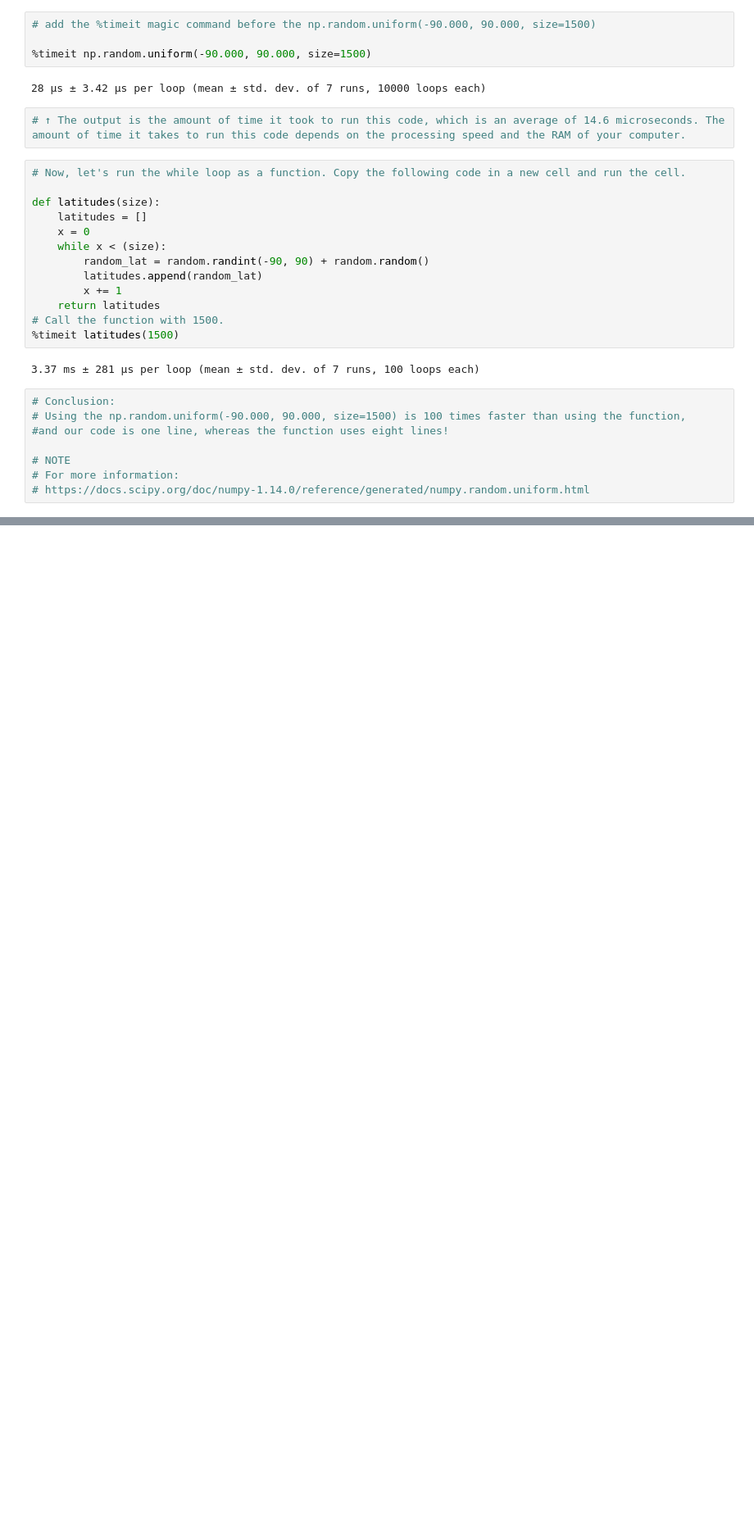
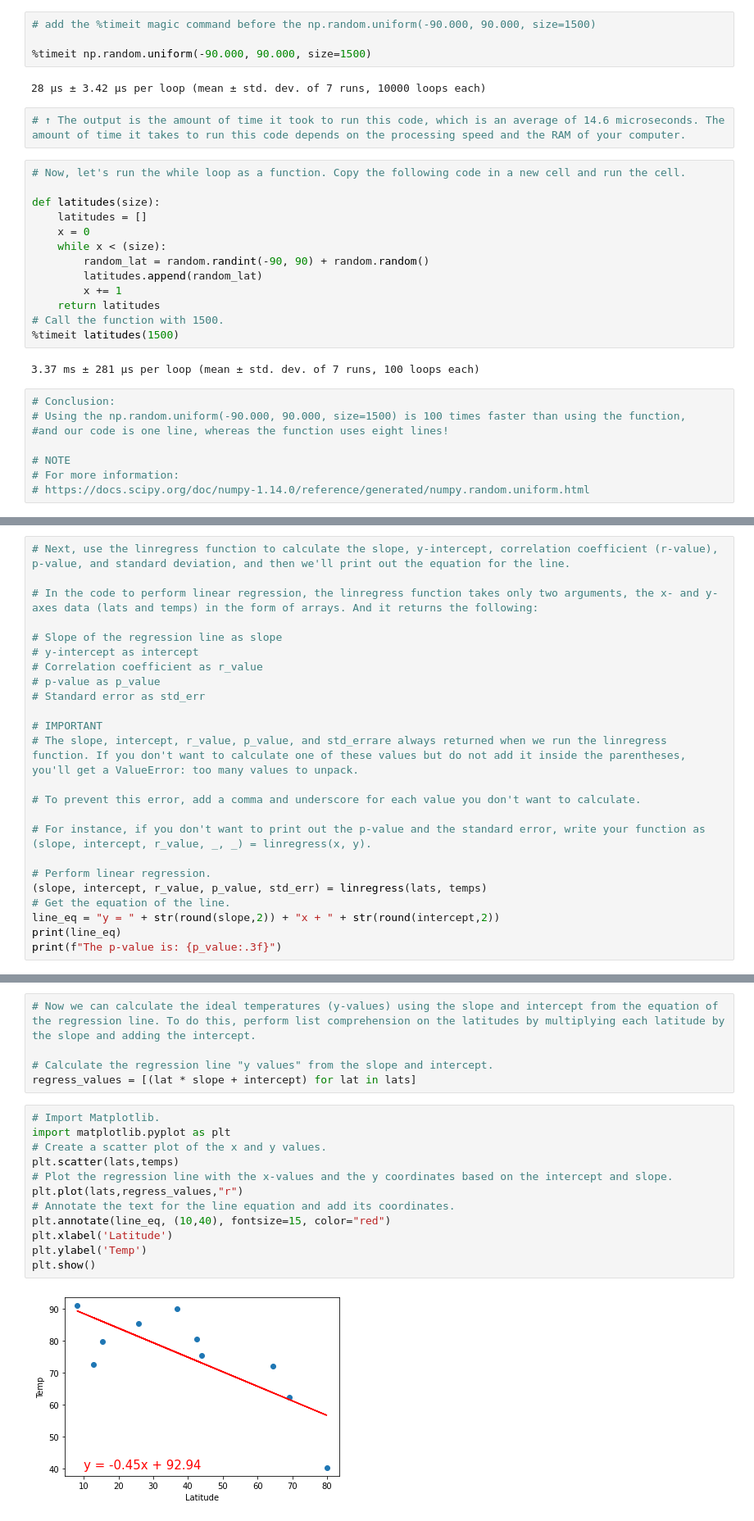
Before and after one commit to michaelfoz/World_Weather_Analysis, a Jupyter notebook: random_numbers.ipynb, the cells around one changed output, grey strips where cells are left out. Shown at 82% size. Cells and saved outputs as stored; diff of their text form; blank space fills up the shorter version.

```diff
--- a/random_numbers.ipynb
+++ b/random_numbers.ipynb
@@ -264,0 +297,24 @@ def latitudes(size):
+# %%
+# Next, use the linregress function to calculate the slope, y-intercept, correlation coefficient (r-value), p-value, and standard deviation, and then we'll print out the equation for the line.
+
+# In the code to perform linear regression, the linregress function takes only two arguments, the x- and y-axes data (lats and temps) in the form of arrays. And it returns the following:
+
+# Slope of the regression line as slope
+# y-intercept as intercept
+# Correlation coefficient as r_value
+# p-value as p_value
+# Standard error as std_err
+
+# IMPORTANT
+# The slope, intercept, r_value, p_value, and std_errare always returned when we run the linregress function. If you don't want to calculate one of these values but do not add it inside the parentheses, you'll get a ValueError: too many values to unpack.
+
+# To prevent this error, add a comma and underscore for each value you don't want to calculate.
+
+# For instance, if you don't want to print out the p-value and the standard error, write your function as (slope, intercept, r_value, _, _) = linregress(x, y).
+
+# Perform linear regression.
+(slope, intercept, r_value, p_value, std_err) = linregress(lats, temps)
+# Get the equation of the line.
+line_eq = "y = " + str(round(slope,2)) + "x + " + str(round(intercept,2))
+print(line_eq)
+print(f"The p-value is: {p_value:.3f}")
@@ -264,0 +333,19 @@ def latitudes(size):
+# %%
+# Now we can calculate the ideal temperatures (y-values) using the slope and intercept from the equation of the regression line. To do this, perform list comprehension on the latitudes by multiplying each latitude by the slope and adding the intercept.
+
+# Calculate the regression line "y values" from the slope and intercept.
+regress_values = [(lat * slope + intercept) for lat in lats]
+# %%
+# Import Matplotlib.
+import matplotlib.pyplot as plt
+# Create a scatter plot of the x and y values.
+plt.scatter(lats,temps)
+# Plot the regression line with the x-values and the y coordinates based on the intercept and slope.
+plt.plot(lats,regress_values,"r")
+# Annotate the text for the line equation and add its coordinates.
+plt.annotate(line_eq, (10,40), fontsize=15, color="red")
+plt.xlabel('Latitude')
+plt.ylabel('Temp')
+plt.show()
+# %% [output]
+[figure, added]
```
Also changed, not shown: parts of 9 cells of this notebook, 2 other files.
